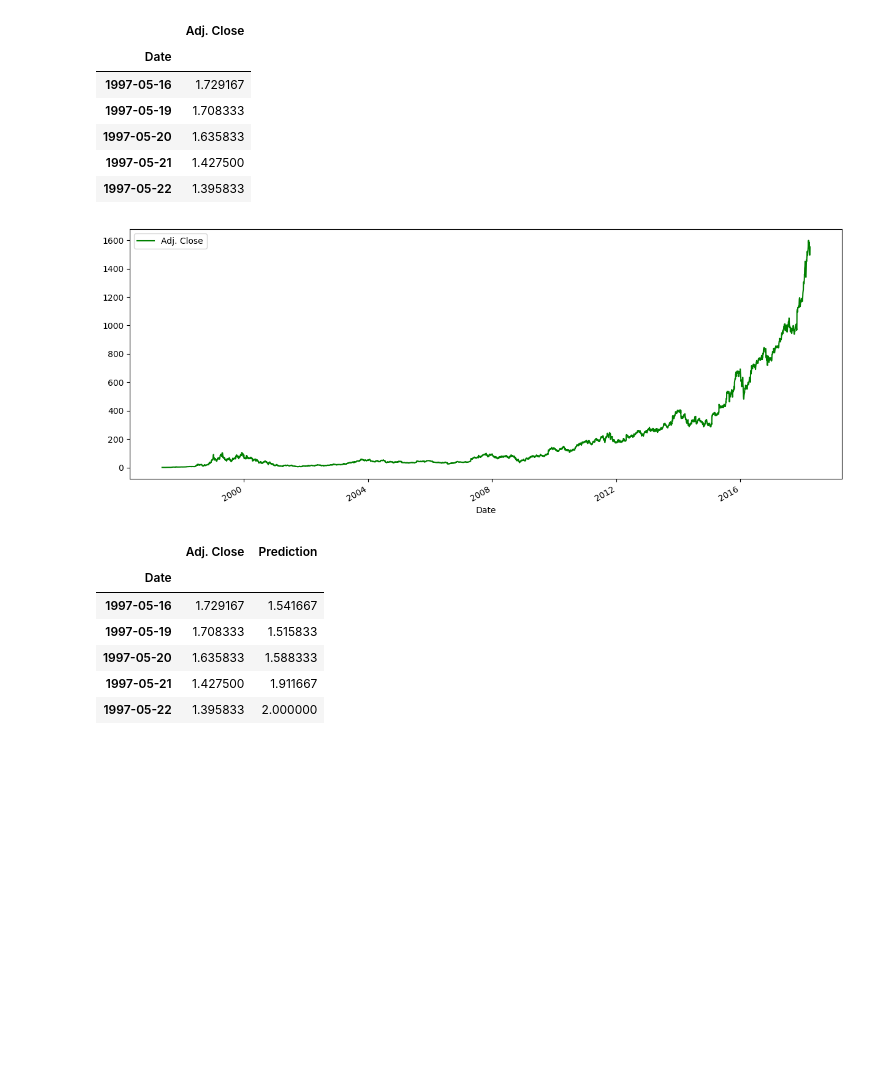
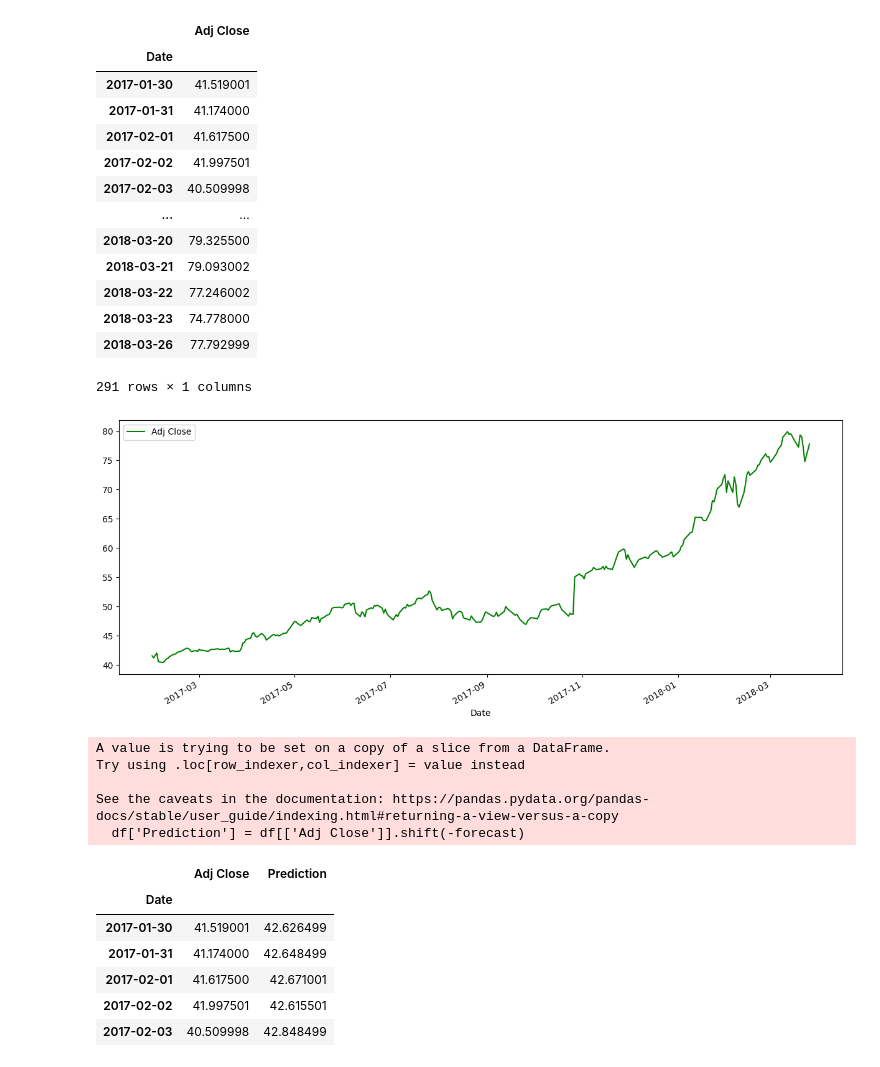
Before and after one commit to L-Pen/StockPredict, a Jupyter notebook: PiPredict.ipynb, the cells around one changed output. Cells and saved outputs as stored; diff of their text form; code cells hidden in the pictures; blank space fills up the shorter version.

```diff
--- a/PiPredict.ipynb
+++ b/PiPredict.ipynb
@@ -23,0 +14,8 @@ df.head()
+# %%
+quandl.ApiConfig.api_key = "KsxPyvdx37U7pYk3xHBy"
+
+data = pdr.get_data_yahoo("AMZN", start="2017-01-28", end="2018-04-26")
+df_unmod = data
+df = data.head(-22)
+
+print(df)
@@ -24,32 +38,44 @@ df.head()
 # %%
-df = df[['Adj. Close']]
-df.head()
+df = df[['Adj Close']]
+df
 # %% [output]
-|  | Adj. Close |
+|  | Adj Close |
 | Date |  |
-| 1997-05-16 | 1.729167 |
-| 1997-05-19 | 1.708333 |
-| 1997-05-20 | 1.635833 |
-| 1997-05-21 | 1.427500 |
-| 1997-05-22 | 1.395833 |
+| 2017-01-30 | 41.519001 |
+| 2017-01-31 | 41.174000 |
+| 2017-02-01 | 41.617500 |
+| 2017-02-02 | 41.997501 |
+| 2017-02-03 | 40.509998 |
+| ... | ... |
+| 2018-03-20 | 79.325500 |
+| 2018-03-21 | 79.093002 |
+| 2018-03-22 | 77.246002 |
+| 2018-03-23 | 74.778000 |
+| 2018-03-26 | 77.792999 |
+291 rows × 1 columns
 # %%
-df['Adj. Close'].plot(figsize=(15,6), color='g')
+df['Adj Close'].plot(figsize=(15,6), color='g')
 plt.legend(loc="upper left")
 plt.show()
 # %% [output]
-[figure, old version]
+[figure, new version]
 # %%
 forecast = 30
-df['Prediction'] = df[['Adj. Close']].shift(-forecast)
+df['Prediction'] = df[['Adj Close']].shift(-forecast)
 df.head()
 # %% [output]
+A value is trying to be set on a copy of a slice from a DataFrame.
+Try using .loc[row_indexer,col_indexer] = value instead
+
+See the caveats in the documentation: https://pandas.pydata.org/pandas-docs/stable/user_guide/indexing.html#returning-a-view-versus-a-copy
+  df['Prediction'] = df[['Adj Close']].shift(-forecast)
-|  | Adj. Close | Prediction |
+|  | Adj Close | Prediction |
 | Date |  |  |
-| 1997-05-16 | 1.729167 | 1.541667 |
-| 1997-05-19 | 1.708333 | 1.515833 |
-| 1997-05-20 | 1.635833 | 1.588333 |
-| 1997-05-21 | 1.427500 | 1.911667 |
-| 1997-05-22 | 1.395833 | 2.000000 |
+| 2017-01-30 | 41.519001 | 42.626499 |
+| 2017-01-31 | 41.174000 | 42.648499 |
+| 2017-02-01 | 41.617500 | 42.671001 |
+| 2017-02-02 | 41.997501 | 42.615501 |
+| 2017-02-03 | 40.509998 | 42.848499 |
 # %%
 X = np.array(df.drop(["Prediction"], 1))
 X = preprocessing.scale(X) #standardizes data (mu = 0, sigma = 1)
```
Also changed, not shown: parts of 9 cells of this notebook.
